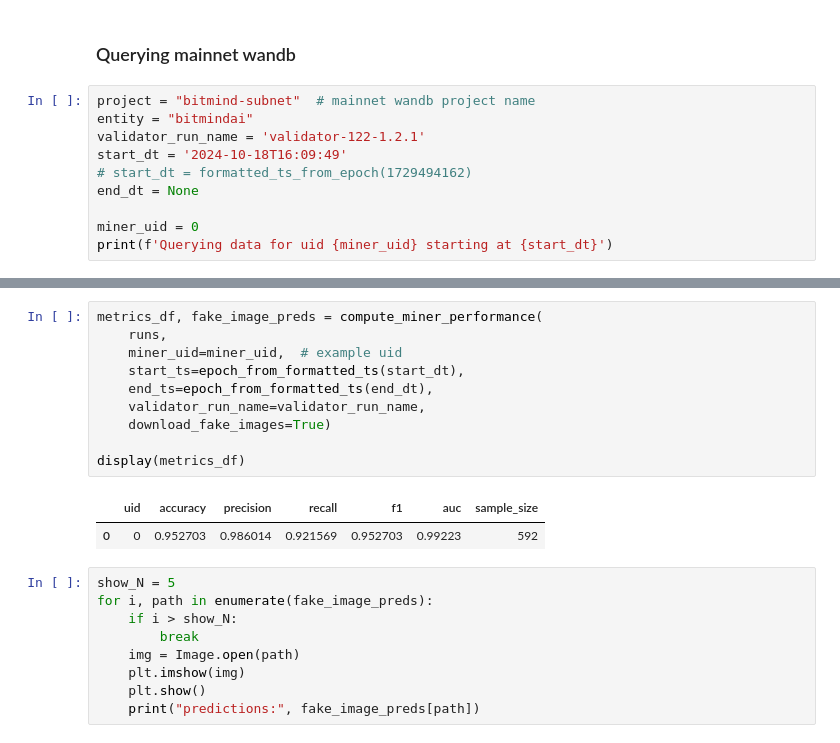
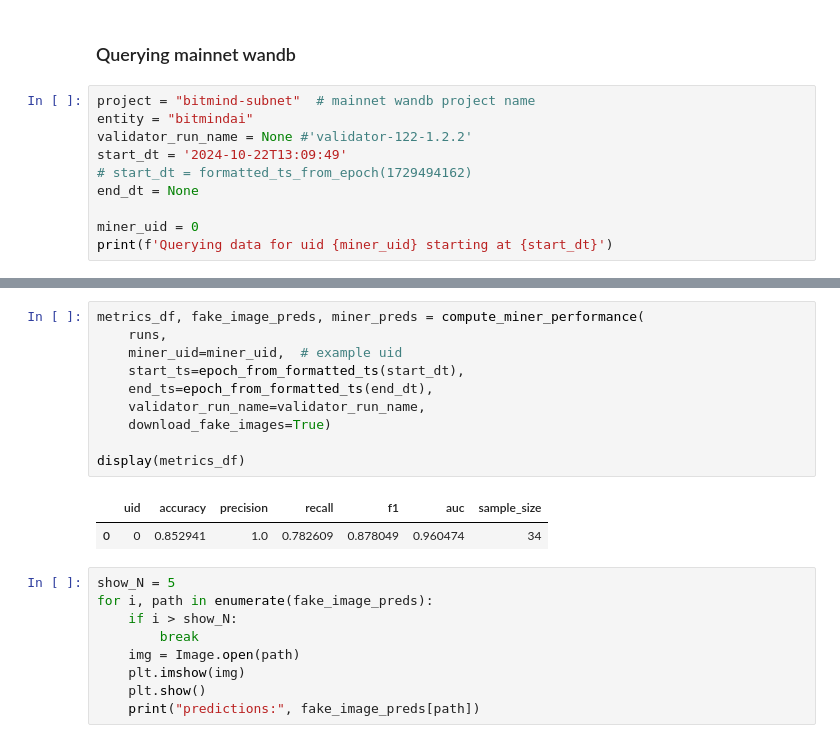
Before and after one commit to BitMind-AI/bitmind-utils, a Jupyter notebook: wandb_data/wandb_miner_performance.ipynb, the cells around one changed output, grey strips where cells are left out. Drawn from its saved outputs; the diff is of its cells as text.

```diff
--- a/wandb_data/wandb_miner_performance.ipynb
+++ b/wandb_data/wandb_miner_performance.ipynb
@@ -10,8 +10,8 @@ from data import get_wanbd_runs
 # %%
 project = "bitmind-subnet"  # mainnet wandb project name
 entity = "bitmindai"
-validator_run_name = 'validator-122-1.2.1'
-start_dt = '2024-10-18T16:09:49'
+validator_run_name = None #'validator-122-1.2.2'
+start_dt = '2024-10-22T13:09:49'
 # start_dt = formatted_ts_from_epoch(1729494162)
 end_dt = None
 
@@ -26,16 +26,16 @@ Querying w&b with filters: {'display_name': 'validator-122-1.2.1', 'created_at':
 # %%
-metrics_df, fake_image_preds = compute_miner_performance(
+metrics_df, fake_image_preds, miner_preds = compute_miner_performance(
     runs,
     miner_uid=miner_uid,  # example uid
     start_ts=epoch_from_formatted_ts(start_dt),
     end_ts=epoch_from_formatted_ts(end_dt),
     validator_run_name=validator_run_name,
     download_fake_images=True)
 
 display(metrics_df)
 # %% [output]
 |  | uid | accuracy | precision | recall | f1 | auc | sample_size |
-| 0 | 0 | 0.952703 | 0.986014 | 0.921569 | 0.952703 | 0.99223 | 592 |
+| 0 | 0 | 0.852941 | 1.0 | 0.782609 | 0.878049 | 0.960474 | 34 |
 # %%
 show_N = 5
 for i, path in enumerate(fake_image_preds):
```
Also changed, not shown: parts of 5 cells of this notebook, 1 other file.
